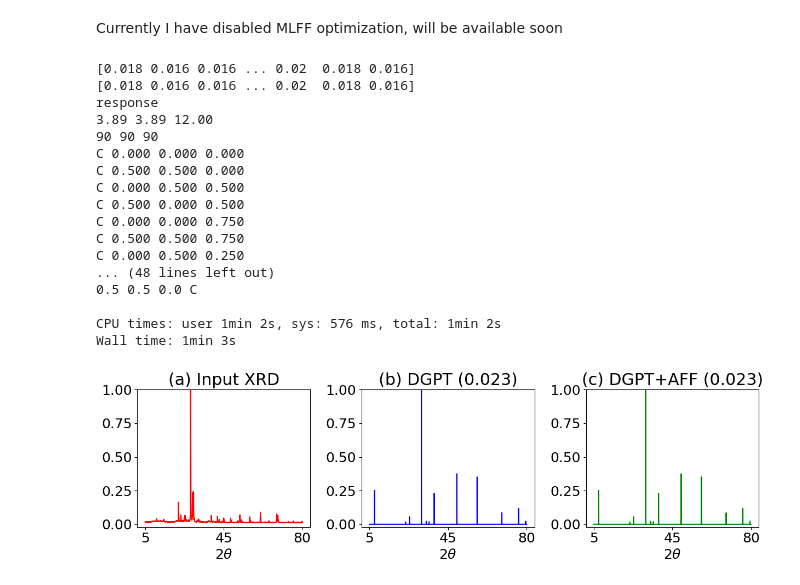
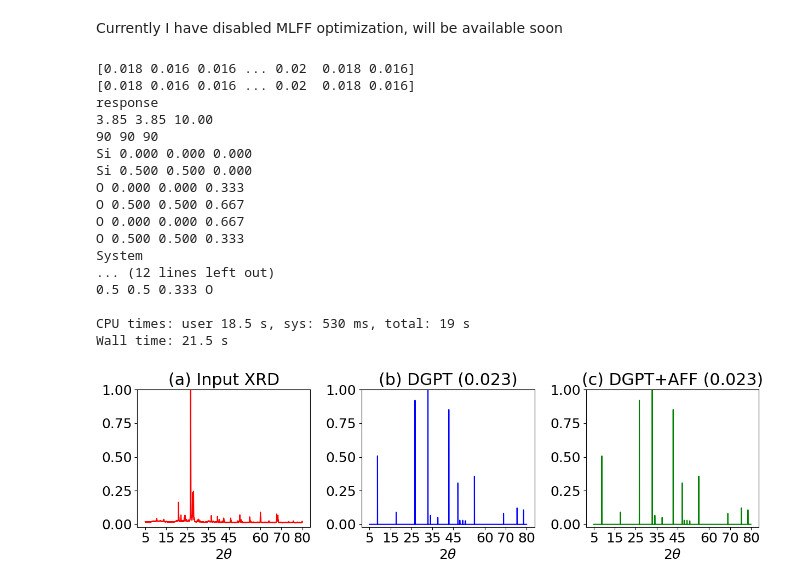
Before and after one commit to SeeYoong/DiffractGPT, a Jupyter notebook: jarvis-tools-notebooks/DiffractGPT_example.ipynb, the cells around one changed output. Cells and saved outputs as stored; diff of their text form; code cells hidden in the pictures.

```diff
--- a/jarvis-tools-notebooks/DiffractGPT_example.ipynb
+++ b/jarvis-tools-notebooks/DiffractGPT_example.ipynb
@@ -275,7 +275,7 @@ def main_spectra(spectra=[],formulas=[],model=None,tokenizer=None,calculator=Non
 
     plt.plot(cccc,c='red')
     plt.ylim([-0.02,1])
-    plt.xticks([0,1860,3720],[5,45,80])
+    plt.xticks([0,497,993,1489,1984,2729,3224,3720],[5,15,25,35,45,60,70,80])
     plt.xlabel(r"$2\theta$")
     plt.tight_layout()
     formula = formulas[ii] #atoms1.composition.reduced_formula
@@ -312,7 +312,7 @@ def main_spectra(spectra=[],formulas=[],model=None,tokenizer=None,calculator=Non
     mae= round(mean_absolute_error(targ,cccc),3)
     #plt.title('DiffractGPT'+str(mae))
     plt.plot(cccc,c='blue')
-    plt.xticks([0,1860,3720],[5,45,80])
+    plt.xticks([0,497,993,1489,1984,2729,3224,3720],[5,15,25,35,45,60,70,80])
     plt.ylim([-0.02,1])
 
     plt.xlabel(r"$2\theta$")
@@ -343,7 +343,7 @@ def main_spectra(spectra=[],formulas=[],model=None,tokenizer=None,calculator=Non
     mae=round(mean_absolute_error(targ,cccc),3)
     #plt.title('DiffractGPT-A'+str(mae))
     plt.plot(cccc,c='green')
-    plt.xticks([0,1860,3720],[5,45,80])
+    plt.xticks([0,497,993,1489,1984,2729,3224,3720],[5,15,25,35,45,60,70,80])
     plt.xlabel(r"$2\theta$")
     plt.ylim([-0.02,1])
 
@@ -369,47 +369,47 @@ pos="""LaB6
 1.0
 4.154998579020728 0.0 0.0
 0.0 4.154998579020728 -0.0
 0.0 0.0 4.154998579020728
 La B
 1 6
 Cartesian
 0.0 0.0 0.0
 3.3248945674454897 2.0775 2.0775
 0.8301054325545105 2.0775 2.0775
 2.0775 2.0775 3.3248945674454897
 2.0775 2.0775 0.8301054325545105
 2.0775 0.8301054325545105 2.0775
 2.0775 3.3248945674454897 2.0775
 """
 atoms=Poscar.from_string(pos).atoms
 #y_new_str,cccc =  smooth_xrd(atoms=atoms,intvl=0.3,thetas=[0,90])
 cccc = [];
 cccc = np.loadtxt("/content/cccc.txt")
 y_new_str =str(cccc)
 cccc = np.array(cccc)
 
 print(cccc)
 print(y_new_str)
-main_spectra(model=model,spectra=[[y_new_str,cccc]],formulas=["C"],tokenizer=tokenizer,filename=None,calculator=None)
+main_spectra(model=model,spectra=[[y_new_str,cccc]],formulas=["SiO2"],tokenizer=tokenizer,filename=None,calculator=None)
 # %% [output]
 [0.018 0.016 0.016 ... 0.02  0.018 0.016]
 [0.018 0.016 0.016 ... 0.02  0.018 0.016]
 response
-3.89 3.89 12.00
+3.85 3.85 10.00
 90 90 90
-C 0.000 0.000 0.000
-C 0.500 0.500 0.000
-C 0.000 0.500 0.500
-C 0.500 0.000 0.500
-C 0.000 0.000 0.750
-C 0.500 0.500 0.750
-C 0.000 0.500 0.250
-... (48 lines left out)
-0.5 0.5 0.0 C
+Si 0.000 0.000 0.000
+Si 0.500 0.500 0.000
+O 0.000 0.000 0.333
+O 0.500 0.500 0.667
+O 0.000 0.000 0.667
+O 0.500 0.500 0.333
+System
+... (12 lines left out)
+0.5 0.5 0.333 O
 
-CPU times: user 1min 2s, sys: 576 ms, total: 1min 2s
-Wall time: 1min 3s
+CPU times: user 18.5 s, sys: 530 ms, total: 19 s
+Wall time: 21.5 s
-[figure, old version]
+[figure, new version]
 # %%
 %%time
 # https://www.ctcms.nist.gov/~knc6/static/JARVIS-DFT/JVASP-1002.xml
```
Also changed, not shown: parts of 2 cells of this notebook.
